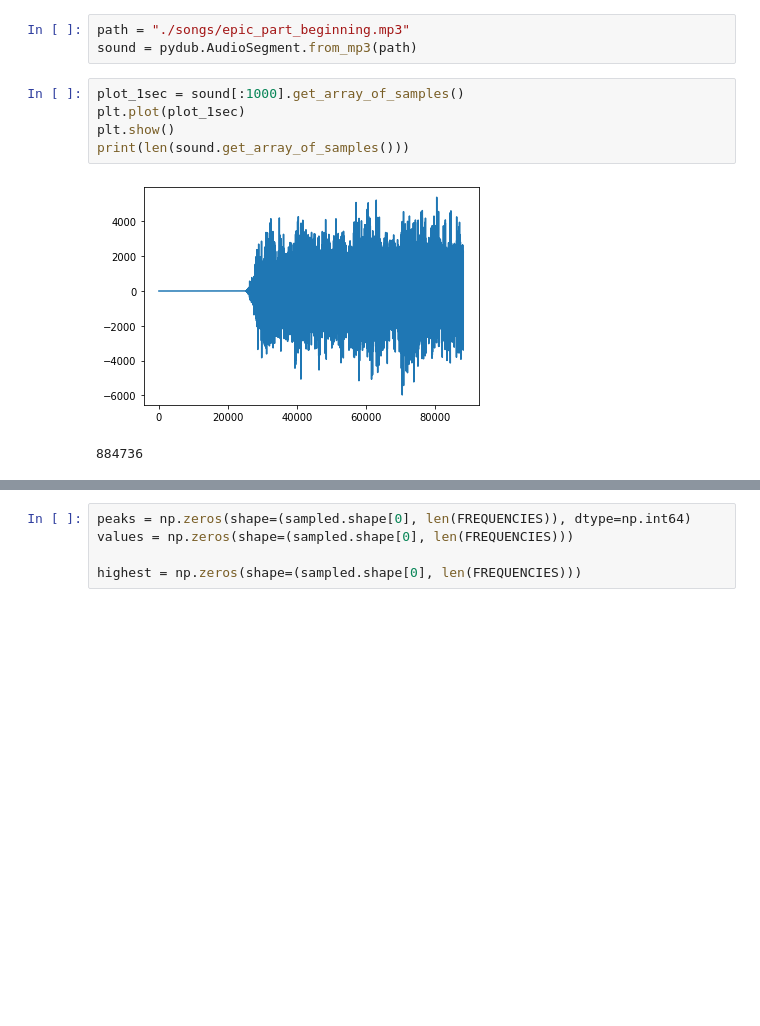
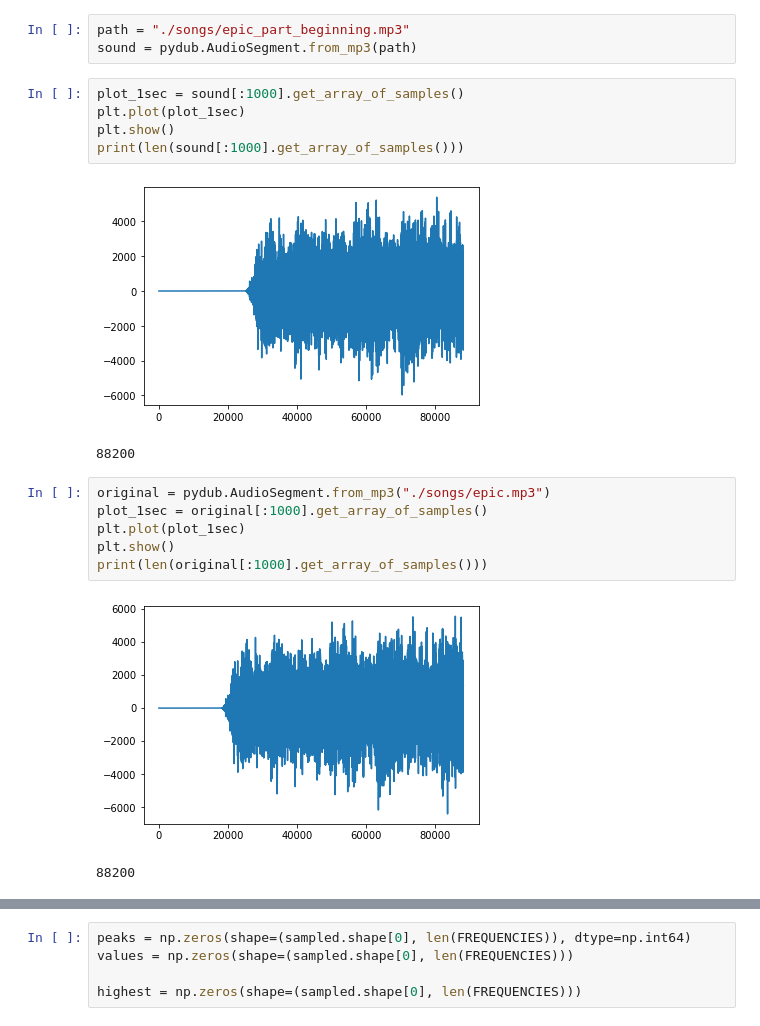
Before and after one commit to Owliie/Smart-Radio, a Jupyter notebook: experiments/Testing_algorithm.ipynb, the cells around one changed output, grey strips where cells are left out. Drawn from its saved outputs; the diff is of its cells as text; blank space fills up the shorter version.

```diff
--- a/experiments/Testing_algorithm.ipynb
+++ b/experiments/Testing_algorithm.ipynb
@@ -10,8 +10,17 @@ sound = pydub.AudioSegment.from_mp3(path)
 plot_1sec = sound[:1000].get_array_of_samples()
 plt.plot(plot_1sec)
 plt.show()
-print(len(sound.get_array_of_samples()))
+print(len(sound[:1000].get_array_of_samples()))
 # %% [output]
 [figure]
-884736
+88200
+# %%
+original = pydub.AudioSegment.from_mp3("./songs/epic.mp3")
+plot_1sec = original[:1000].get_array_of_samples()
+plt.plot(plot_1sec)
+plt.show()
+print(len(original[:1000].get_array_of_samples()))
+# %% [output]
+[figure, added]
+88200
 # %%
```
Also changed, not shown: parts of 5 cells of this notebook.
